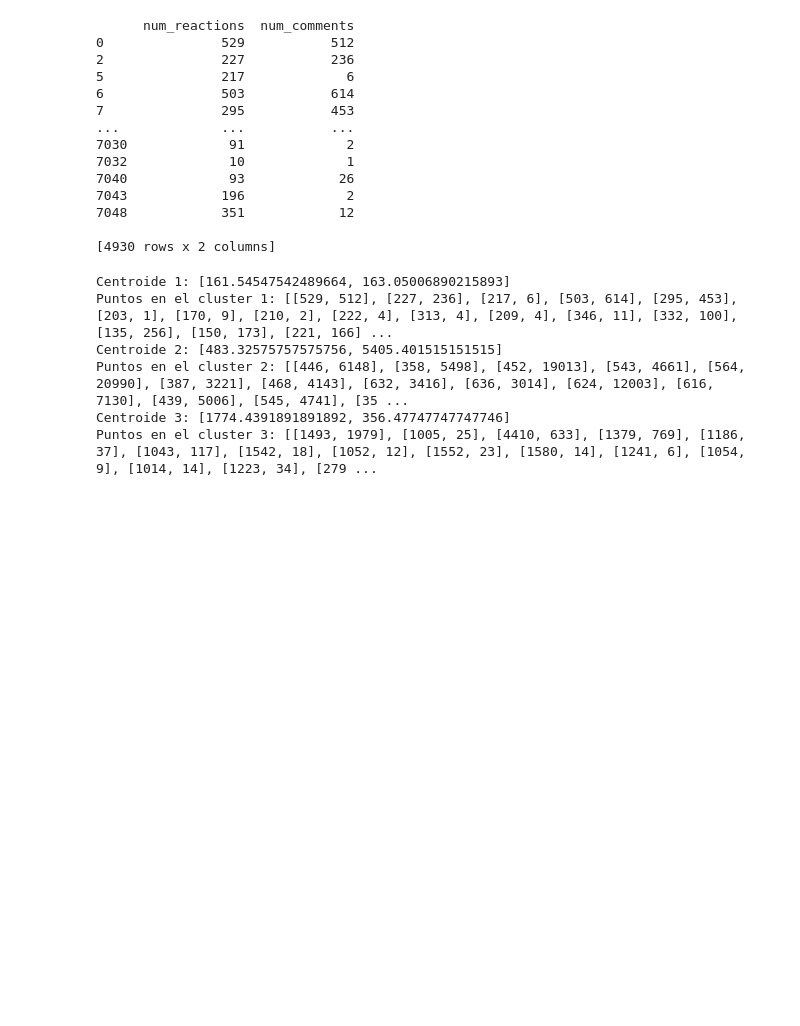
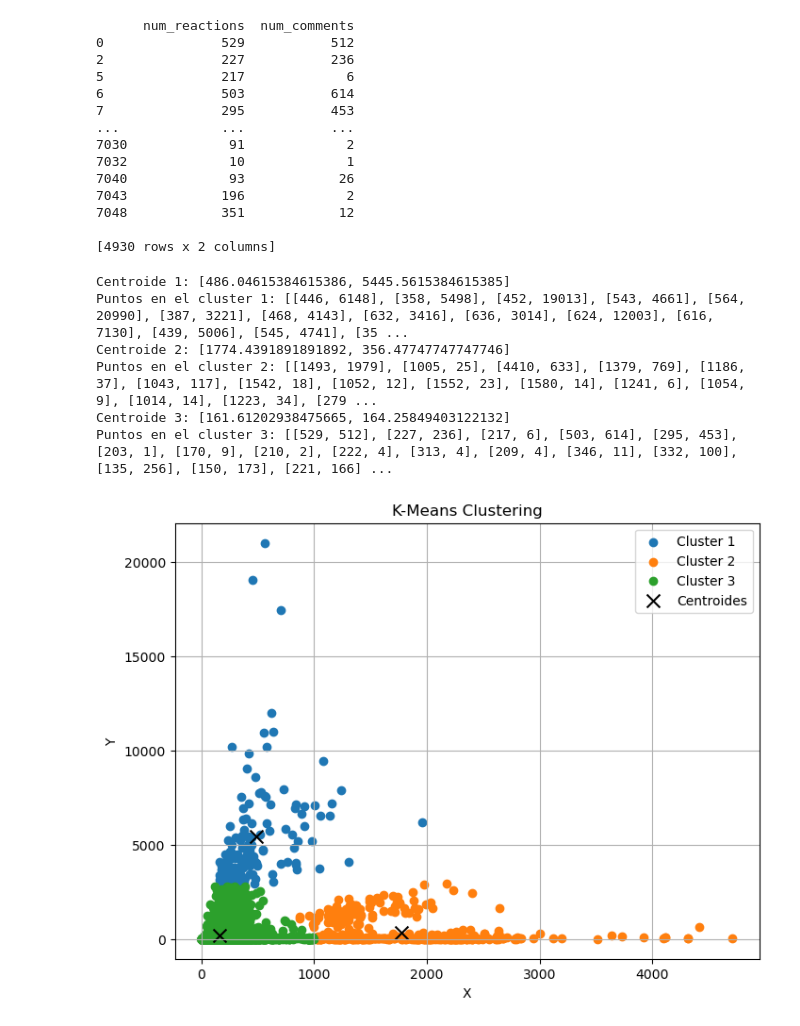
Before and after one commit to Senorita-glez/MachineLearning, a Jupyter notebook: Practica-2/Practica-2.ipynb, the cells around one changed output. Cells and saved outputs as stored; diff of their text form; code cells hidden in the pictures; blank space fills up the shorter version.

```diff
--- a/Practica-2/Practica-2.ipynb
+++ b/Practica-2/Practica-2.ipynb
@@ -26,6 +27,9 @@ print(columnas_seleccionadas)
 
 [4930 rows x 2 columns]
 # %%
+def manhattan_distance(point1, point2):
+    return sum(abs(x - y) for x, y in zip(point1, point2))
+
 def euclidean_distance(point1, point2):
     sum_squared_distance = sum((x - y) ** 2 for x, y in zip(point1, point2))
     return sum_squared_distance ** 0.5
@@ -38,7 +42,7 @@ def assign_to_clusters(data, centroids):
     clusters = [[] for _ in range(len(centroids))]
 
     for point in data:
-        distances = [euclidean_distance(point, centroid) for centroid in centroids]
+        distances = [manhattan_distance(point, centroid) for centroid in centroids]
         cluster_index = distances.index(min(distances))
         clusters[cluster_index].append(point)
 
@@ -52,7 +56,7 @@ def update_centroids(clusters):
     return centroids
 
 def has_converged(old_centroids, new_centroids, tol=1e-4):
-    return all(euclidean_distance(old, new) < tol for old, new in zip(old_centroids, new_centroids))
+    return all(manhattan_distance(old, new) < tol for old, new in zip(old_centroids, new_centroids))
 
 def k_means(data, k):
     centroids = initialize_centroids(data, k)
@@ -75,9 +79,31 @@ for i, centroid in enumerate(centroids):
     print(f"Centroide {i + 1}: {centroid}")
     print(f"Puntos en el cluster {i + 1}: {clusters[i]}")
 # %% [output]
-Centroide 1: [161.54547542489664, 163.05006890215893]
-Puntos en el cluster 1: [[529, 512], [227, 236], [217, 6], [503, 614], [295, 453], [203, 1], [170, 9], [210, 2], [222, 4], [313, 4], [209, 4], [346, 11], [332, 100], [135, 256], [150, 173], [221, 166] ...
-Centroide 2: [483.32575757575756, 5405.401515151515]
-Puntos en el cluster 2: [[446, 6148], [358, 5498], [452, 19013], [543, 4661], [564, 20990], [387, 3221], [468, 4143], [632, 3416], [636, 3014], [624, 12003], [616, 7130], [439, 5006], [545, 4741], [35 ...
-Centroide 3: [1774.4391891891892, 356.47747747747746]
-Puntos en el cluster 3: [[1493, 1979], [1005, 25], [4410, 633], [1379, 769], [1186, 37], [1043, 117], [1542, 18], [1052, 12], [1552, 23], [1580, 14], [1241, 6], [1054, 9], [1014, 14], [1223, 34], [279 ...
+Centroide 1: [486.04615384615386, 5445.5615384615385]
+Puntos en el cluster 1: [[446, 6148], [358, 5498], [452, 19013], [543, 4661], [564, 20990], [387, 3221], [468, 4143], [632, 3416], [636, 3014], [624, 12003], [616, 7130], [439, 5006], [545, 4741], [35 ...
+Centroide 2: [1774.4391891891892, 356.47747747747746]
+Puntos en el cluster 2: [[1493, 1979], [1005, 25], [4410, 633], [1379, 769], [1186, 37], [1043, 117], [1542, 18], [1052, 12], [1552, 23], [1580, 14], [1241, 6], [1054, 9], [1014, 14], [1223, 34], [279 ...
+Centroide 3: [161.61202938475665, 164.25849403122132]
+Puntos en el cluster 3: [[529, 512], [227, 236], [217, 6], [503, 614], [295, 453], [203, 1], [170, 9], [210, 2], [222, 4], [313, 4], [209, 4], [346, 11], [332, 100], [135, 256], [150, 173], [221, 166] ...
+# %%
+def plot_clusters(centroids, clusters):
+    plt.figure(figsize=(8, 6))
+
+    for i, cluster in enumerate(clusters):
+        x, y = zip(*cluster)
+        plt.scatter(x, y, label=f'Cluster {i + 1}')
+
+    centroids_x, centroids_y = zip(*centroids)
+    plt.scatter(centroids_x, centroids_y, color='black', marker='x', s=100, label='Centroides')
+
+    plt.xlabel('X')
+    plt.ylabel('Y')
+    plt.title('K-Means Clustering')
+    plt.legend()
+    plt.grid(True)
+
+    plt.show()
+
+plot_clusters(centroids, clusters)
+# %% [output]
+[figure, added]
```
Also changed, not shown: parts of 2 cells of this notebook.
